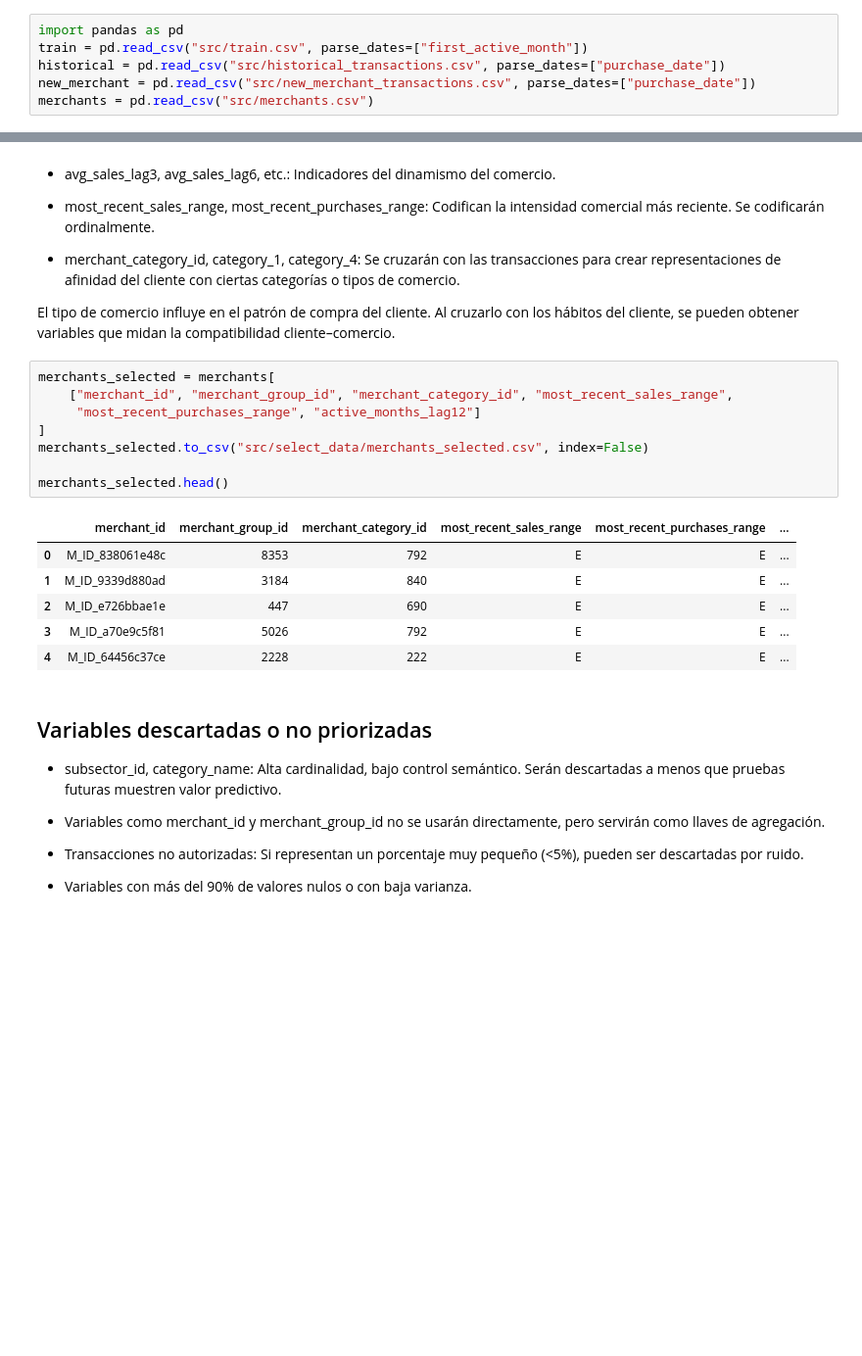
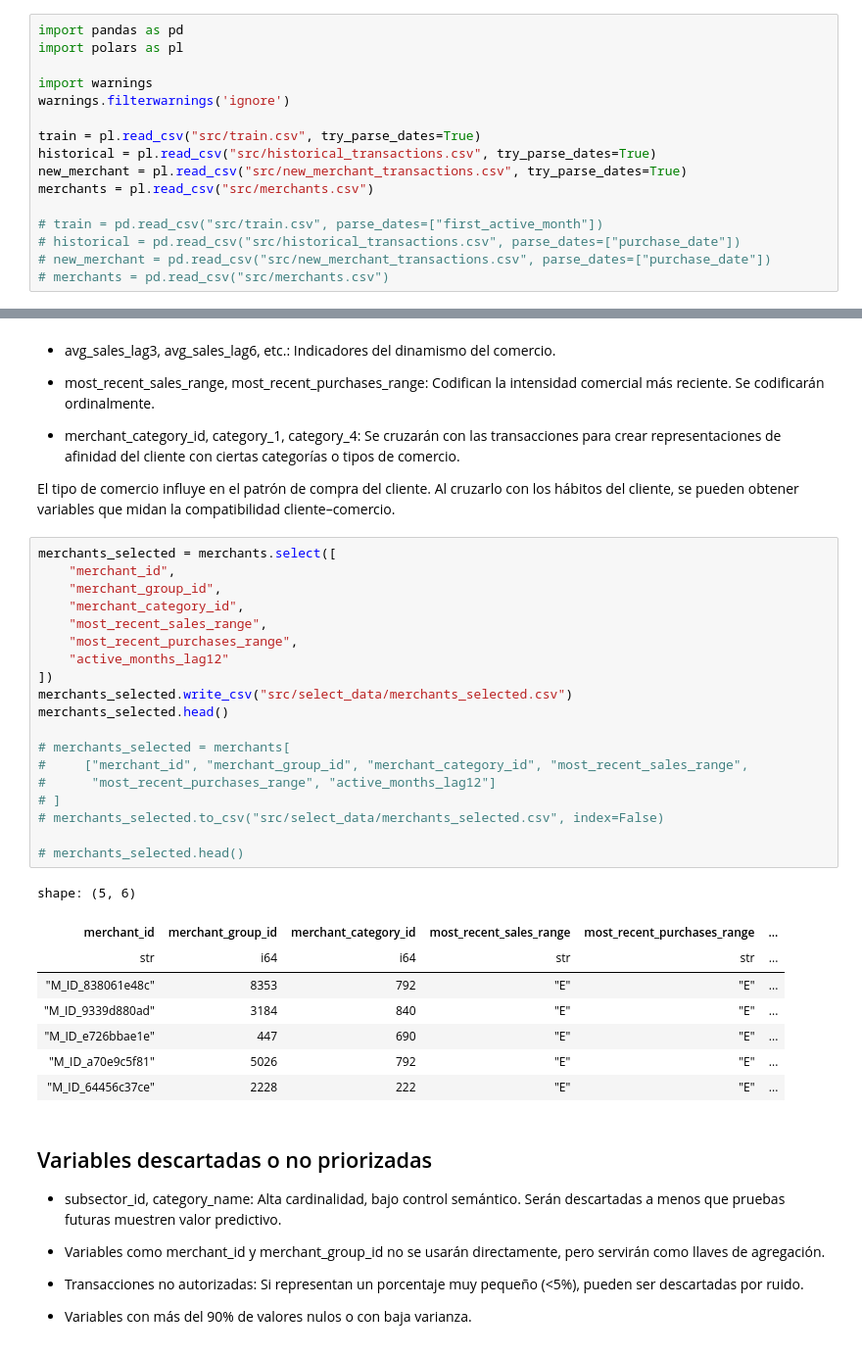
Before and after one commit to paulsantillan787/elo-data-mining, a Jupyter notebook: Preparacion_de_los_datos_v2.ipynb, the cells around one changed output, grey strips where cells are left out. Shown: that part at 98% size. Cells and saved outputs as stored; diff of their text form; blank space fills up the shorter version.

```diff
--- a/Preparacion_de_los_datos_v2.ipynb
+++ b/Preparacion_de_los_datos_v2.ipynb
@@ -37,10 +37,20 @@ En base a los hallazgos anteriores, la fase de preparación de datos tiene como
 - Se aplicará codificación a variables categóricas y se descartarán aquellas con baja varianza o sin valor informativo.
 # %%
 import pandas as pd
-train = pd.read_csv("src/train.csv", parse_dates=["first_active_month"])
-historical = pd.read_csv("src/historical_transactions.csv", parse_dates=["purchase_date"])
-new_merchant = pd.read_csv("src/new_merchant_transactions.csv", parse_dates=["purchase_date"])
-merchants = pd.read_csv("src/merchants.csv")
+import polars as pl
+
+import warnings
+warnings.filterwarnings('ignore')
+
+train = pl.read_csv("src/train.csv", try_parse_dates=True)
+historical = pl.read_csv("src/historical_transactions.csv", try_parse_dates=True)
+new_merchant = pl.read_csv("src/new_merchant_transactions.csv", try_parse_dates=True)
+merchants = pl.read_csv("src/merchants.csv")
+
+# train = pd.read_csv("src/train.csv", parse_dates=["first_active_month"])
+# historical = pd.read_csv("src/historical_transactions.csv", parse_dates=["purchase_date"])
+# new_merchant = pd.read_csv("src/new_merchant_transactions.csv", parse_dates=["purchase_date"])
+# merchants = pd.read_csv("src/merchants.csv")
 # %% [markdown]
 # 2. Selección de Datos
 # %% [markdown]
@@ -137,20 +181,33 @@ Permiten medir el comportamiento del cliente frente a nuevos comercios, lo que e
 
 El tipo de comercio influye en el patrón de compra del cliente. Al cruzarlo con los hábitos del cliente, se pueden obtener variables que midan la compatibilidad cliente–comercio.
 # %%
-merchants_selected = merchants[
-    ["merchant_id", "merchant_group_id", "merchant_category_id", "most_recent_sales_range",
-     "most_recent_purchases_range", "active_months_lag12"]
-]
-merchants_selected.to_csv("src/select_data/merchants_selected.csv", index=False)
+merchants_selected = merchants.select([
+    "merchant_id",
+    "merchant_group_id",
+    "merchant_category_id",
+    "most_recent_sales_range",
+    "most_recent_purchases_range",
+    "active_months_lag12"
+])
+merchants_selected.write_csv("src/select_data/merchants_selected.csv")
+merchants_selected.head()
 
-merchants_selected.head()
+# merchants_selected = merchants[
+#     ["merchant_id", "merchant_group_id", "merchant_category_id", "most_recent_sales_range",
+#      "most_recent_purchases_range", "active_months_lag12"]
+# ]
+# merchants_selected.to_csv("src/select_data/merchants_selected.csv", index=False)
+
+# merchants_selected.head()
 # %% [output]
+shape: (5, 6)
-|  | merchant_id | merchant_group_id | merchant_category_id | most_recent_sales_range | most_recent_purchases_range | ... |
-| 0 | M_ID_838061e48c | 8353 | 792 | E | E | ... |
-| 1 | M_ID_9339d880ad | 3184 | 840 | E | E | ... |
-| 2 | M_ID_e726bbae1e | 447 | 690 | E | E | ... |
-| 3 | M_ID_a70e9c5f81 | 5026 | 792 | E | E | ... |
-| 4 | M_ID_64456c37ce | 2228 | 222 | E | E | ... |
+| merchant_id | merchant_group_id | merchant_category_id | most_recent_sales_range | most_recent_purchases_range | ... |
+| str | i64 | i64 | str | str | ... |
+| "M_ID_838061e48c" | 8353 | 792 | "E" | "E" | ... |
+| "M_ID_9339d880ad" | 3184 | 840 | "E" | "E" | ... |
+| "M_ID_e726bbae1e" | 447 | 690 | "E" | "E" | ... |
+| "M_ID_a70e9c5f81" | 5026 | 792 | "E" | "E" | ... |
+| "M_ID_64456c37ce" | 2228 | 222 | "E" | "E" | ... |
 # %% [markdown]
 ## Variables descartadas o no priorizadas
 - subsector_id, category_name: Alta cardinalidad, bajo control semántico. Serán descartadas a menos que pruebas futuras muestren valor predictivo.
```
Also changed, not shown: parts of 64 cells of this notebook.
